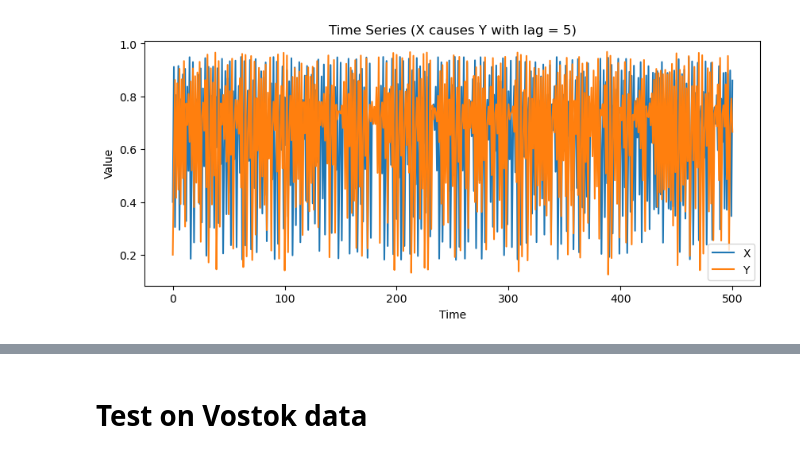
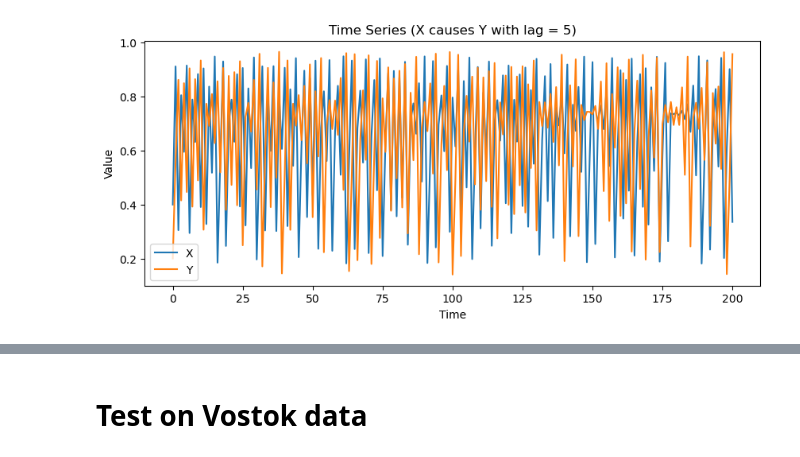
Before and after one commit to Peisong-Zheng/van2015_repeat, a Jupyter notebook: gen_data_to_test_optimal_Tp.ipynb, the cells around one changed output, grey strips where cells are left out. Saved outputs shown, nothing was run; the diff lists cells and outputs as text; code cells hidden in the pictures.

```diff
--- a/gen_data_to_test_optimal_Tp.ipynb
+++ b/gen_data_to_test_optimal_Tp.ipynb
@@ -10,7 +10,7 @@ r_x = 3.8        # logistic parameter for X
 r_y = 3.5        # logistic parameter for Y
 B_yx = 0.1       # effect of X on Y (with lag)
 LAG = 5          # the explicit lag from X to Y
-t_total = 500    # number of time steps
+t_total = 200    # number of time steps
 
 # Initial conditions
 X0 = 0.4
@@ -18,34 +18,34 @@ Y0 = 0.2
 
 # Generate time series
 X = [X0]
 Y = [Y0]
 
 for t in range(t_total):
     # Evolve X with a logistic map
     X_new = r_x * X[-1] * (1 - X[-1])
     X.append(X_new)
     # For Y, use its own logistic dynamics plus a forcing from X delayed by LAG
     if t < LAG:
         # For early times, before lag is available, evolve Y on its own.
         Y_new = r_y * Y[-1] * (1 - Y[-1])
     else:
         # For t >= LAG, include the influence from X[t - LAG]
         Y_new = r_y * Y[-1] * (1 - Y[-1]) + B_yx * X[t - LAG]
     Y.append(Y_new)
 
 time = list(range(t_total + 1))
 
 # Plot the time series for X and Y
 plt.figure(figsize=(10, 4))
 plt.plot(time, X, label="X", color='tab:blue')
 plt.plot(time, Y, label="Y", color='tab:orange')
 plt.xlabel("Time")
 plt.ylabel("Value")
 plt.title(f"Time Series (X causes Y with lag = {LAG})")
 plt.legend()
 plt.show()
 # %% [output]
-[figure, old version]
+[figure, new version]
 # %%
 
 # Build a dataframe for pyEDM
```
Also changed, not shown: parts of 11 cells of this notebook, 12 other files.
